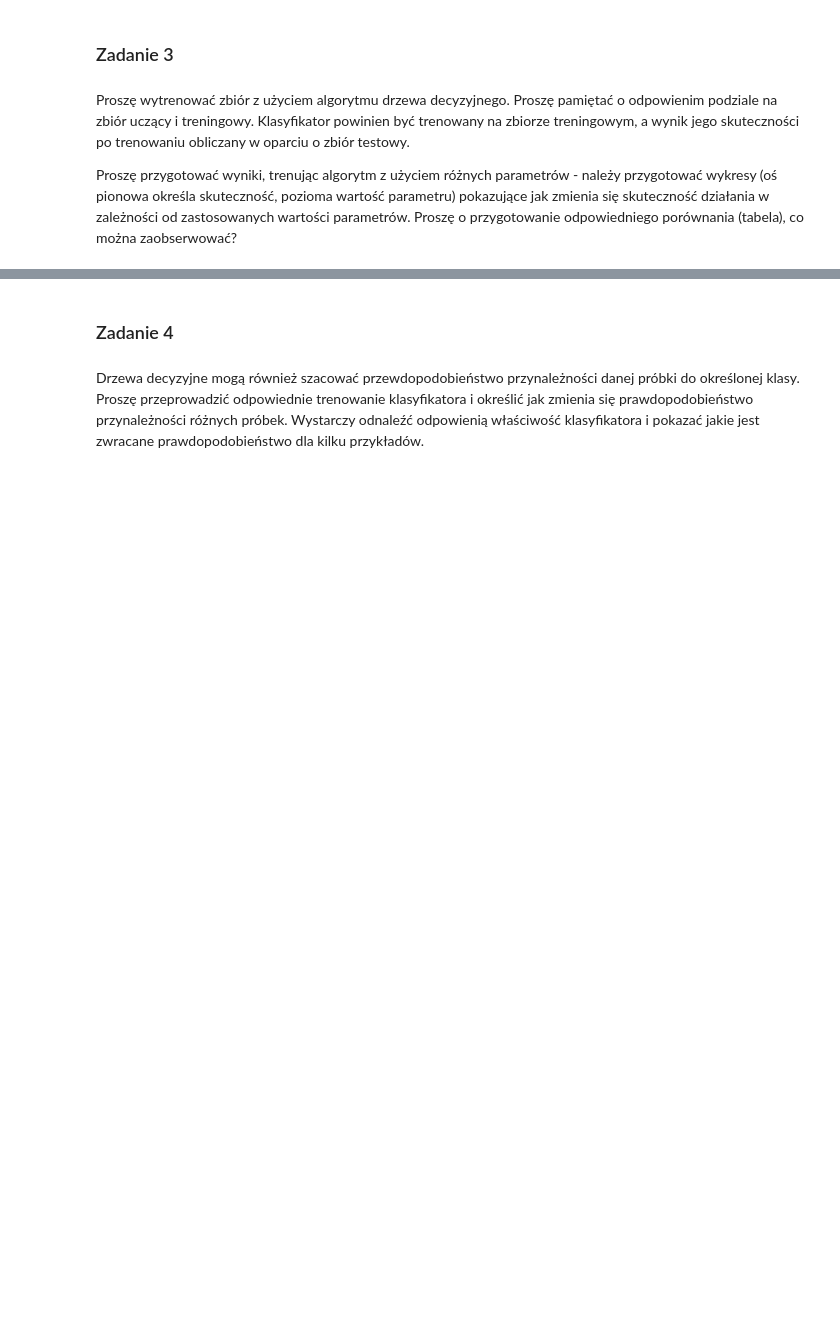
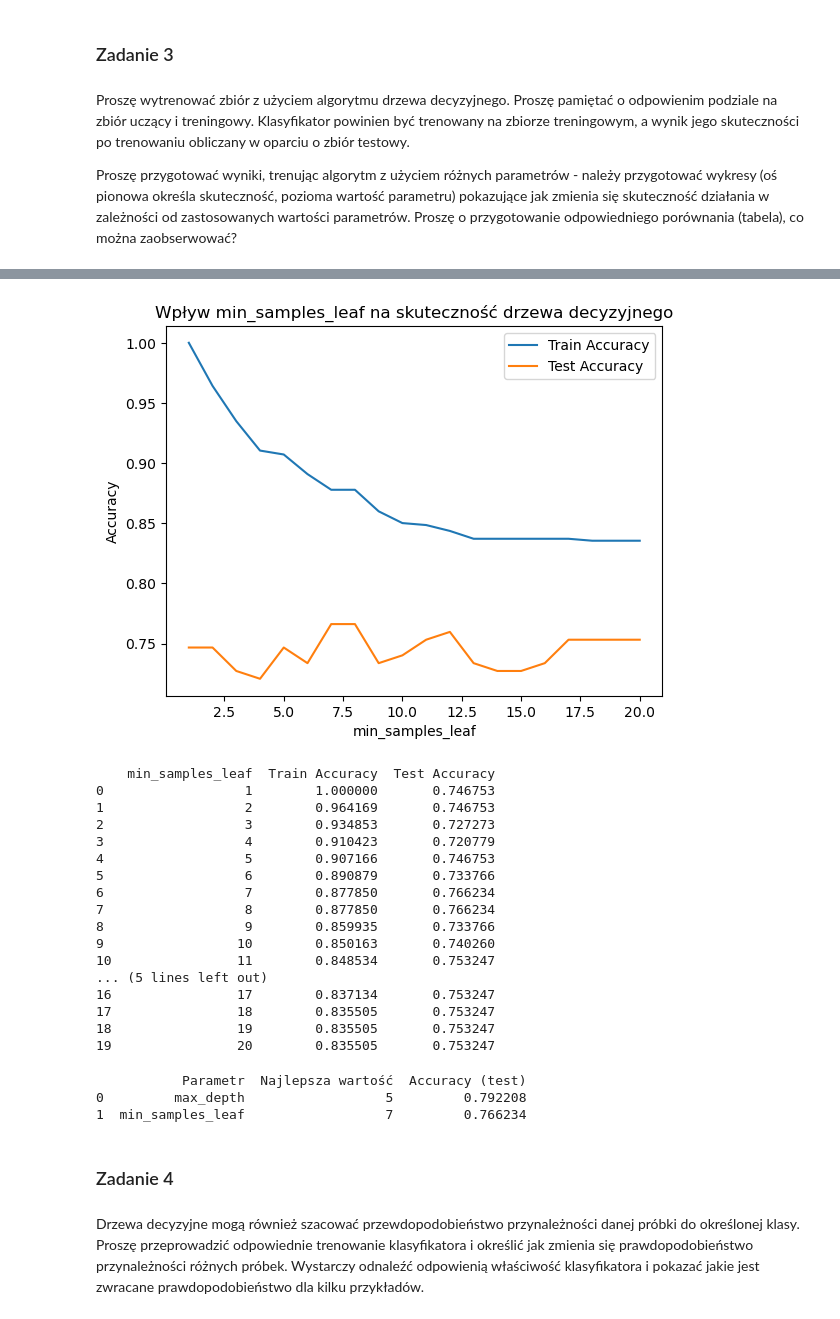
Before and after one commit to Buricz9/machine-learning-techniques, a Jupyter notebook: l4/144512_Jakub_Burek_Lab4.ipynb, the cells around one changed output, grey strips where cells are left out. Drawn from its saved outputs; the diff is of its cells as text; code cells hidden in the pictures; blank space fills up the shorter version.

```diff
--- a/l4/144512_Jakub_Burek_Lab4.ipynb
+++ b/l4/144512_Jakub_Burek_Lab4.ipynb
@@ -167,3 +241,76 @@ Proszę przygotować wyniki, trenując algorytm z użyciem różnych parametrów
+# %%
+min_samples_leaf_range = range(1, 21)
+train_accuracies_leaf = []
+test_accuracies_leaf = []
+
+for msl in min_samples_leaf_range:
+    clf = DecisionTreeClassifier(
+        min_samples_leaf=msl,
+        random_state=42
+    )
+    clf.fit(X_train, y_train)
+
+    acc_train = clf.score(X_train, y_train)
+    acc_test  = clf.score(X_test, y_test)
+
+    train_accuracies_leaf.append(acc_train)
+    test_accuracies_leaf.append(acc_test)
+
+# Wykres
+plt.plot(min_samples_leaf_range, train_accuracies_leaf, label="Train Accuracy")
+plt.plot(min_samples_leaf_range, test_accuracies_leaf, label="Test Accuracy")
+plt.xlabel("min_samples_leaf")
+plt.ylabel("Accuracy")
+plt.title("Wpływ min_samples_leaf na skuteczność drzewa decyzyjnego")
+plt.legend()
+plt.show()
+
+# Tabela
+results_leaf = pd.DataFrame({
+    'min_samples_leaf': min_samples_leaf_range,
+    'Train Accuracy': train_accuracies_leaf,
+    'Test Accuracy': test_accuracies_leaf
+})
+print(results_leaf)
+# %% [output]
+[figure, added]
+    min_samples_leaf  Train Accuracy  Test Accuracy
+0                  1        1.000000       0.746753
+1                  2        0.964169       0.746753
+2                  3        0.934853       0.727273
+3                  4        0.910423       0.720779
+4                  5        0.907166       0.746753
+5                  6        0.890879       0.733766
+6                  7        0.877850       0.766234
+7                  8        0.877850       0.766234
+8                  9        0.859935       0.733766
+9                 10        0.850163       0.740260
+10                11        0.848534       0.753247
+... (5 lines left out)
+16                17        0.837134       0.753247
+17                18        0.835505       0.753247
+18                19        0.835505       0.753247
+19                20        0.835505       0.753247
+# %%
+# Załóżmy, że w zmiennej best_accuracy_depth mamy najwyższą skuteczność
+# i w best_param_depth odpowiadające jej max_depth
+best_accuracy_depth = max(test_accuracies)
+best_param_depth = depths[test_accuracies.index(best_accuracy_depth)]
+
+# Analogicznie dla min_samples_leaf
+best_accuracy_leaf = max(test_accuracies_leaf)
+best_param_leaf = min_samples_leaf_range[test_accuracies_leaf.index(best_accuracy_leaf)]
+
+comparison = pd.DataFrame({
+    'Parametr': ['max_depth', 'min_samples_leaf'],
+    'Najlepsza wartość': [best_param_depth, best_param_leaf],
+    'Accuracy (test)': [best_accuracy_depth, best_accuracy_leaf]
+})
+print(comparison)
+# %% [output]
+           Parametr  Najlepsza wartość  Accuracy (test)
+0         max_depth                  5         0.792208
+1  min_samples_leaf                  7         0.766234
 # %% [markdown]
 ### Zadanie 4
 # %% [markdown]
```
Also changed, not shown: parts of 16 cells of this notebook.
